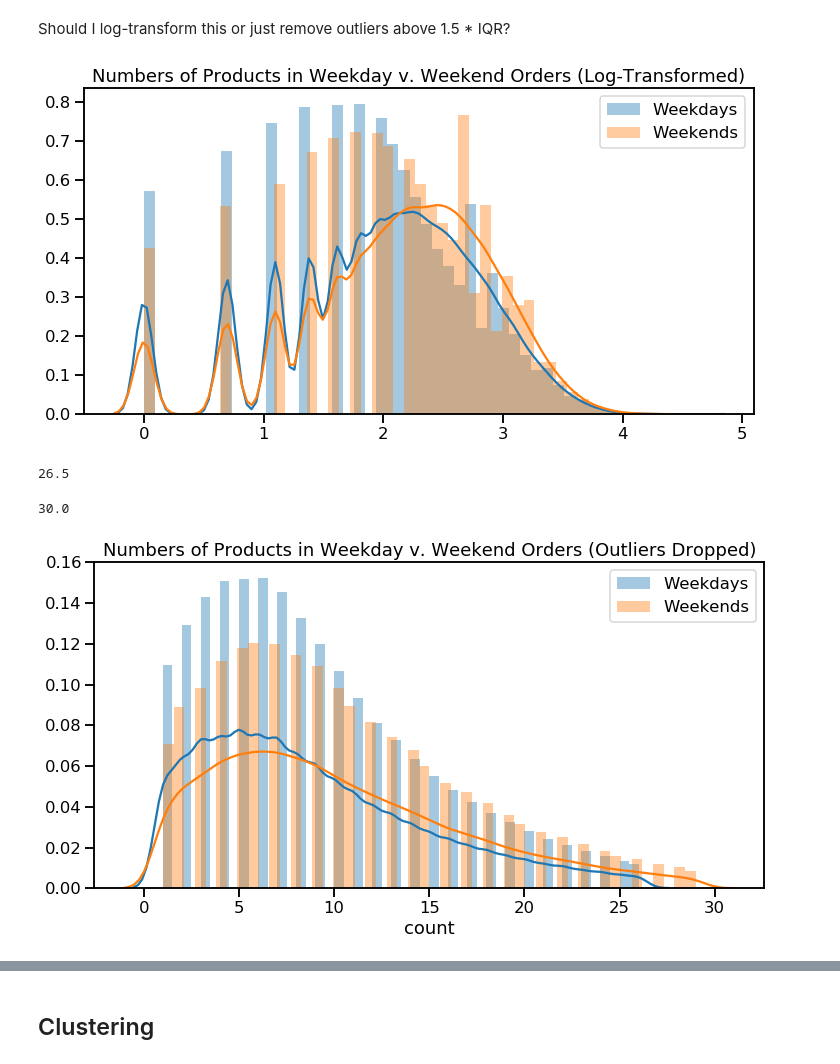
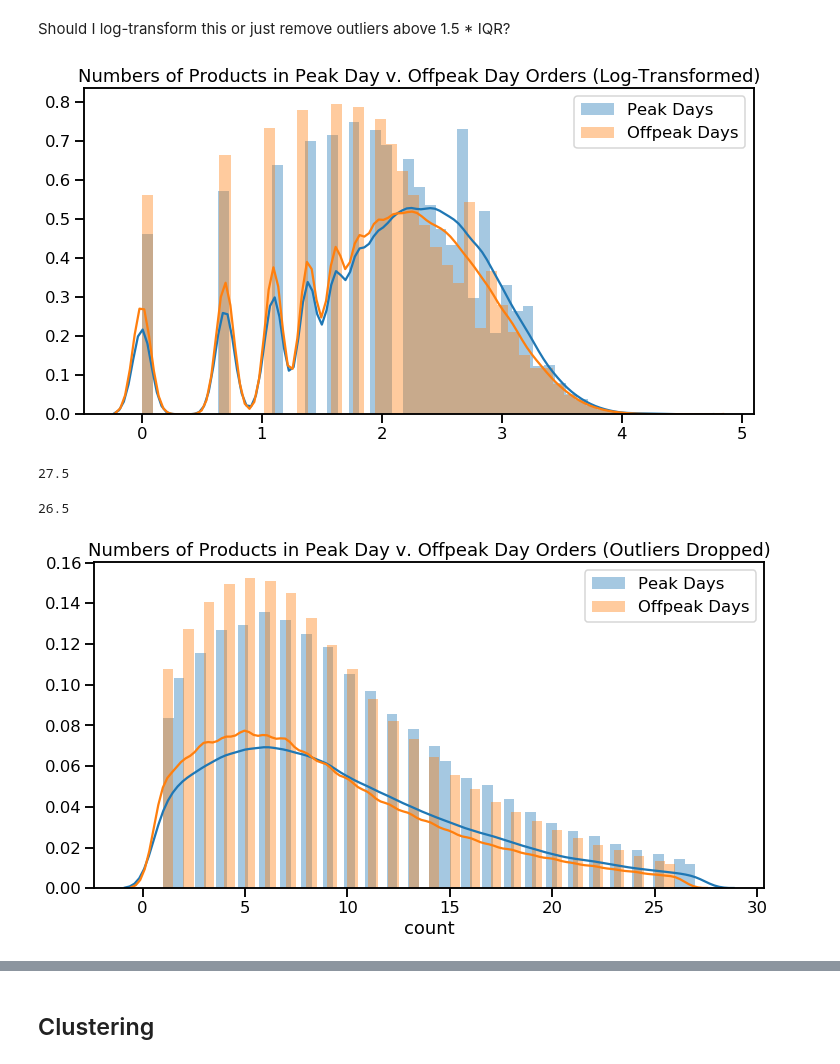
Before and after one commit to jrkreiger/instacart-analysis, a Jupyter notebook: instacart-analysis.ipynb, the cells around one changed output, grey strips where cells are left out. Saved outputs shown, nothing was run; the diff lists cells and outputs as text; code cells hidden in the pictures.

Commit message:
refactor hypothesis test to be about peak/offpeak, not weekday/end

```diff
--- a/instacart-analysis.ipynb
+++ b/instacart-analysis.ipynb
@@ -735,7 +735,7 @@ dow.head()
 | 3 | 19 | 5 | 3 |
 | 4 | 27 | 6 | 27 |
 # %%
-weekdays = dow[(dow.order_dow > 0) & (dow.order_dow < 6)]['count']
-weekends = dow[(dow.order_dow == 0) | (dow.order_dow == 6)]['count']
+peak = dow[dow.order_dow <= 1]['count']
+offpeak = dow[dow.order_dow > 1]['count']
 # %%
 plt.figure(figsize=(12,6))
@@ -751,30 +751,30 @@ plt.show();
 # %% [markdown]
 Should I log-transform this or just remove outliers above 1.5 * IQR?
 # %%
-weekday_log = [np.log(x) for x in weekdays]
-weekend_log = [np.log(x) for x in weekends]
+peak_log = [np.log(x) for x in peak]
+offpeak_log = [np.log(x) for x in offpeak]
 
 plt.figure(figsize=(12,6))
-sns.distplot(weekday_log, label='Weekdays')
-sns.distplot(weekend_log, label='Weekends')
+sns.distplot(peak_log, label='Peak Days')
+sns.distplot(offpeak_log, label='Offpeak Days')
 plt.legend()
-plt.title('Numbers of Products in Weekday v. Weekend Orders (Log-Transformed)')
+plt.title('Numbers of Products in Peak Day v. Offpeak Day Orders (Log-Transformed)')
 plt.show();
 # %% [output]
-[figure, old version]
+[figure, new version]
 # %%
 # Calculate the cutoff point (1.5*IQR + 75th percentile)
-iqr_wd = stats.iqr(weekdays)
-upper_quartile = np.percentile(weekdays, 75)
-cutoff_wd = 1.5 * iqr_wd + upper_quartile
-cutoff_wd
+iqr_peak = stats.iqr(peak)
+upper_quartile = np.percentile(peak, 75)
+cutoff_peak = 1.5 * iqr_peak + upper_quartile
+cutoff_peak
 # %% [output]
-26.5
+27.5
 # %%
 # Calculate the cutoff point (1.5*IQR + 75th percentile)
-iqr_we = stats.iqr(weekends)
-upper_quartile = np.percentile(weekends, 75)
-cutoff_we = 1.5 * iqr_we + upper_quartile
-cutoff_we
+iqr_offpeak = stats.iqr(offpeak)
+upper_quartile = np.percentile(offpeak, 75)
+cutoff_offpeak = 1.5 * iqr_offpeak + upper_quartile
+cutoff_offpeak
 # %% [output]
-30.0
+26.5
@@ -784,12 +781,15 @@ weekends_trim = weekends[weekends < cutoff_we]
+# %%
+peak_trim = peak[peak < cutoff_peak]
+offpeak_trim = offpeak[offpeak < cutoff_offpeak]
 # %%
 plt.figure(figsize=(12,6))
-sns.distplot(weekdays_trim, label='Weekdays')
-sns.distplot(weekends_trim, label='Weekends')
+sns.distplot(peak_trim, label='Peak Days')
+sns.distplot(offpeak_trim, label='Offpeak Days')
 plt.legend()
-plt.title('Numbers of Products in Weekday v. Weekend Orders (Outliers Dropped)')
+plt.title('Numbers of Products in Peak Day v. Offpeak Day Orders (Outliers Dropped)')
 plt.show();
 # %% [output]
-[figure, old version]
+[figure, new version]
 # %%
 # Plot the means of 1000 samples of size 30
 sample_means = []
```
Also changed, not shown: parts of 17 cells of this notebook.
